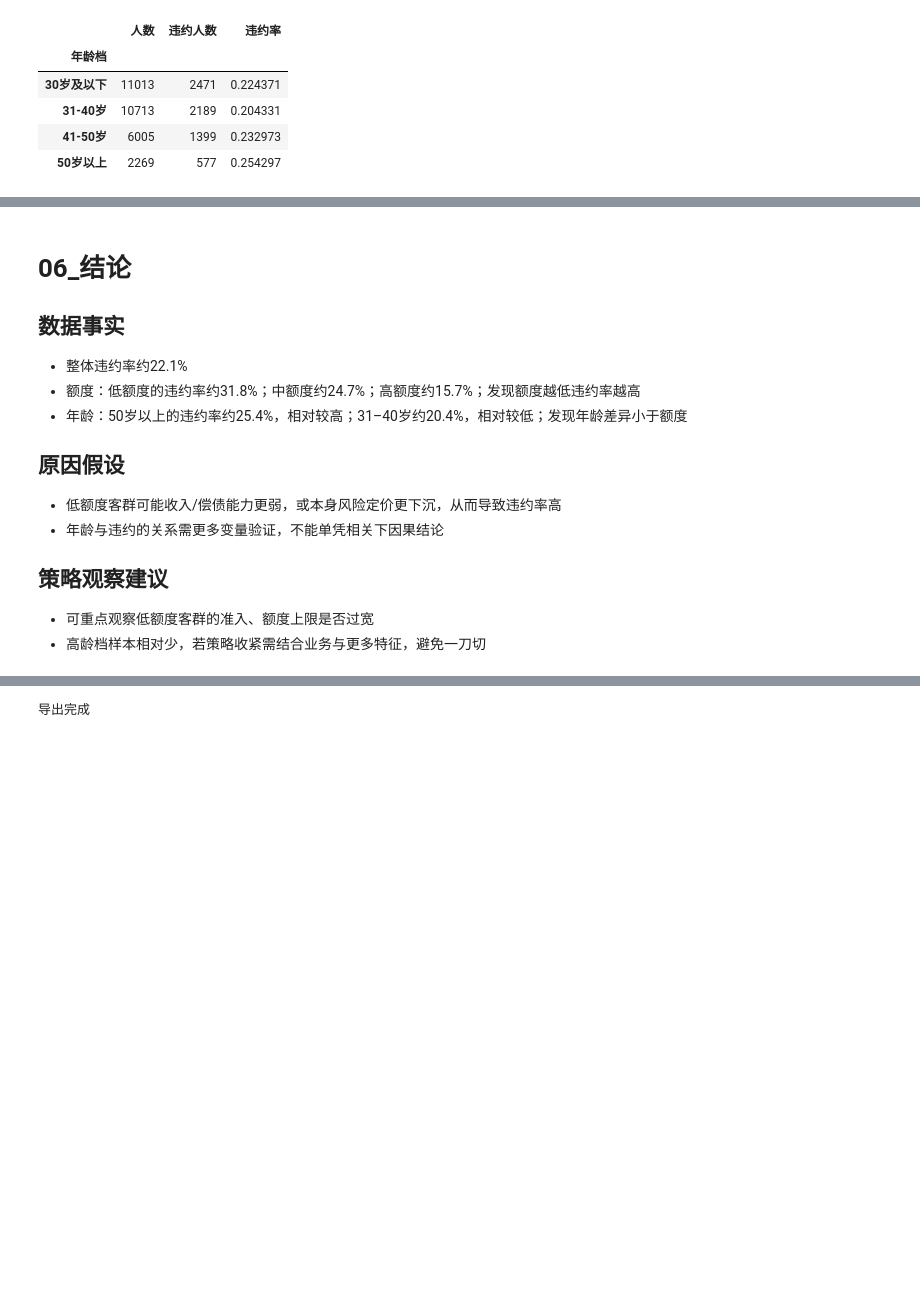
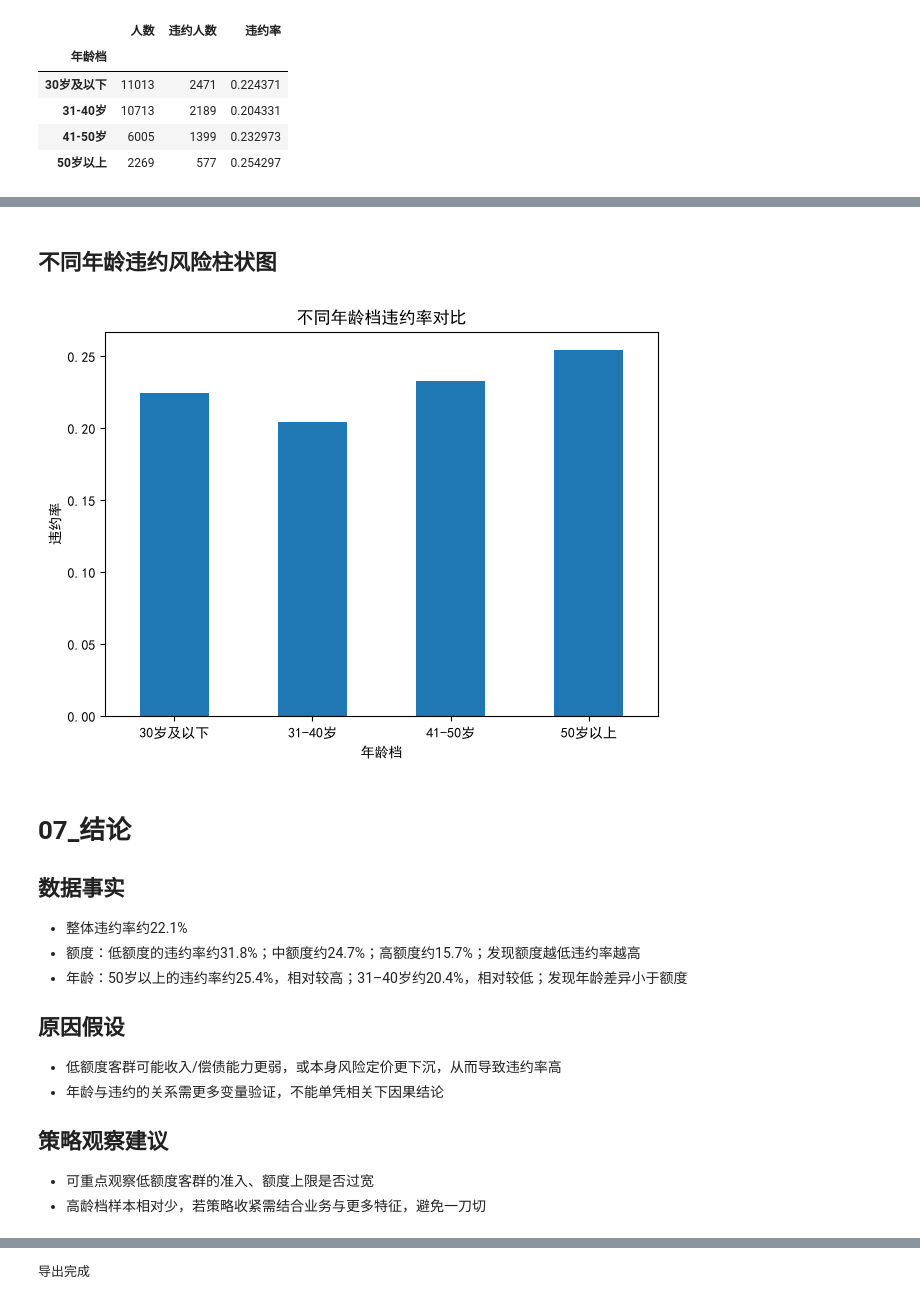
Before and after one commit to SH-git185/risk_project_B, a Jupyter notebook: python/客群风险对比.ipynb, the cells around one changed output, grey strips where cells are left out. Drawn from its saved outputs; the diff is of its cells as text; code cells hidden in the pictures; blank space fills up the shorter version.

```diff
--- a/python/客群风险对比.ipynb
+++ b/python/客群风险对比.ipynb
@@ -152,5 +170,18 @@ print("整体违约率：", 整体违约率)
+# %% [markdown]
+## 不同年龄违约风险柱状图
+# %%
+年龄结果["违约率"].plot(kind="bar")  # 用年龄结果中的违约率列绘制柱状图
+plt.title("不同年龄档违约率对比")
+plt.xlabel("年龄档")
+plt.ylabel("违约率")
+plt.xticks(rotation=0)
+plt.tight_layout()
+plt.savefig(r"C:\Users\19916\Desktop\risk_project_B\output\年龄档_违约率.png", dpi=150)  # 保存
+plt.show()
+# %% [output]
+[figure, added]
 # %% [markdown]
-# 06_结论
+# 07_结论
 ## 数据事实
 - 整体违约率约22.1%
 - 额度：低额度的违约率约31.8%；中额度约24.7%；高额度约15.7%；发现额度越低违约率越高
```
Also changed, not shown: parts of 6 cells of this notebook, 2 other files.
